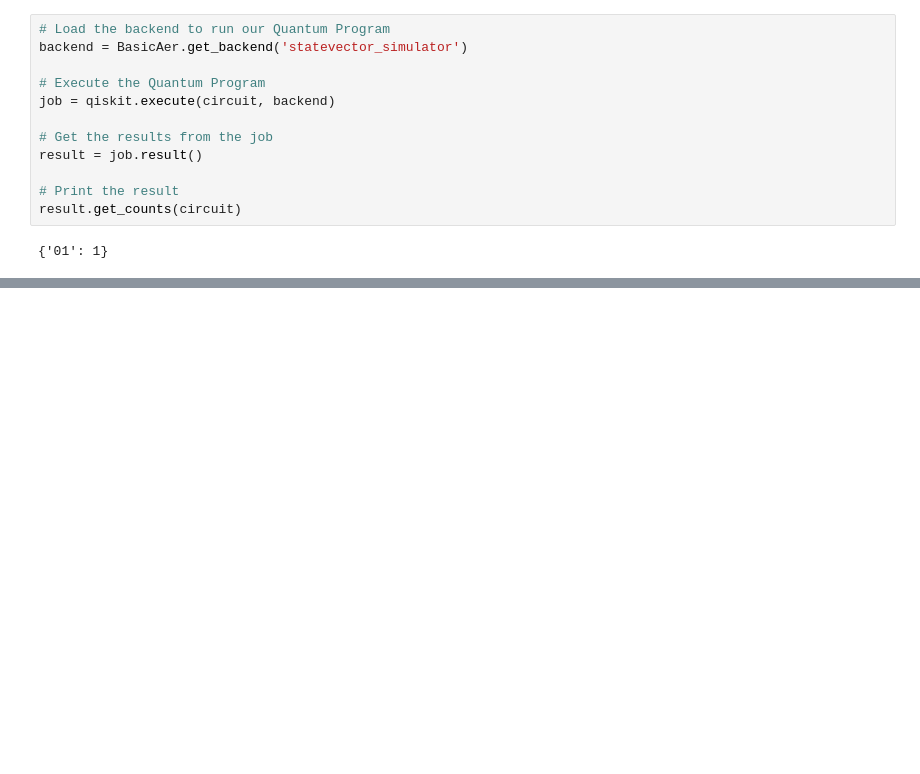
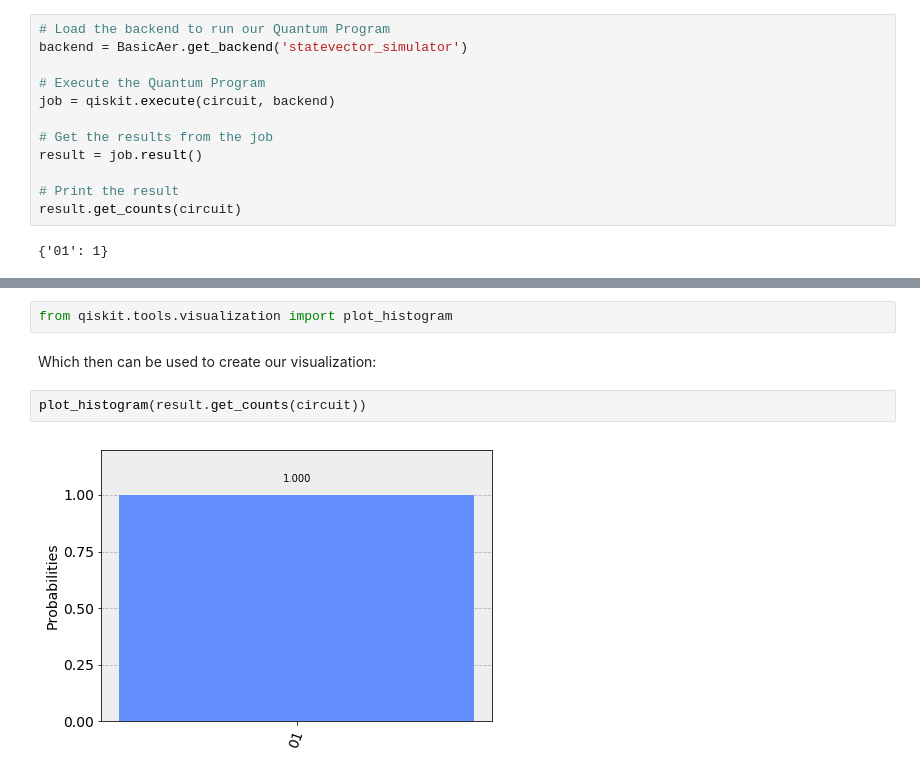
Before and after one commit to gubiithefish/IBM-Quantum-Experience-Hands-on-Session, a Jupyter notebook: notebooks/T02 - Gate operation x-gate.ipynb, the cells around one changed output, grey strips where cells are left out. Saved outputs shown, nothing was run; the diff lists cells and outputs as text; blank space fills up the shorter version.

```diff
--- a/notebooks/T02 - Gate operation x-gate.ipynb
+++ b/notebooks/T02 - Gate operation x-gate.ipynb
@@ -77,0 +75,8 @@ result.get_counts(circuit)
+# %%
+from qiskit.tools.visualization import plot_histogram
+# %% [markdown]
+Which then can be used to create our visualization:
+# %%
+plot_histogram(result.get_counts(circuit))
+# %% [output]
+[figure, added]
```
Also changed, not shown: parts of 7 cells of this notebook, 1 other file.
